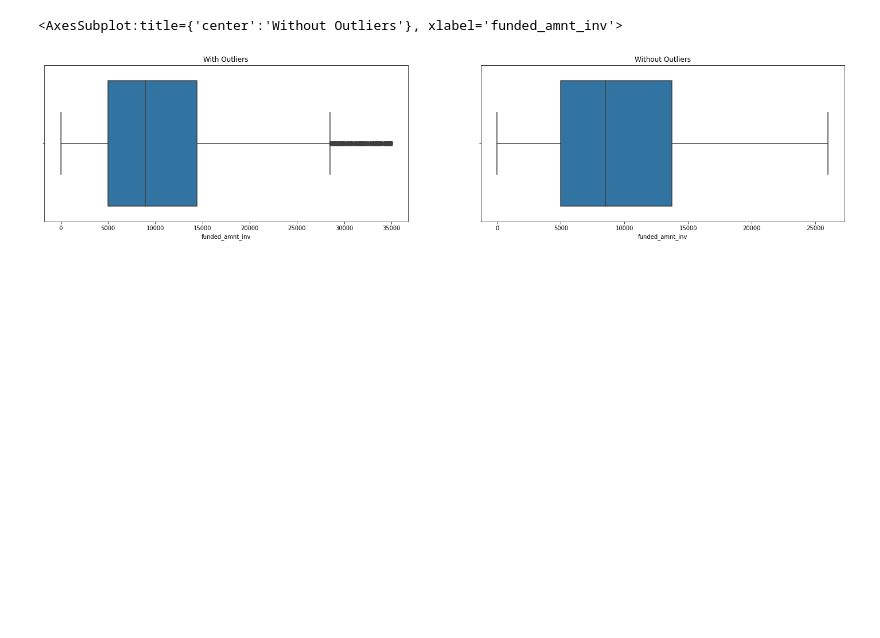
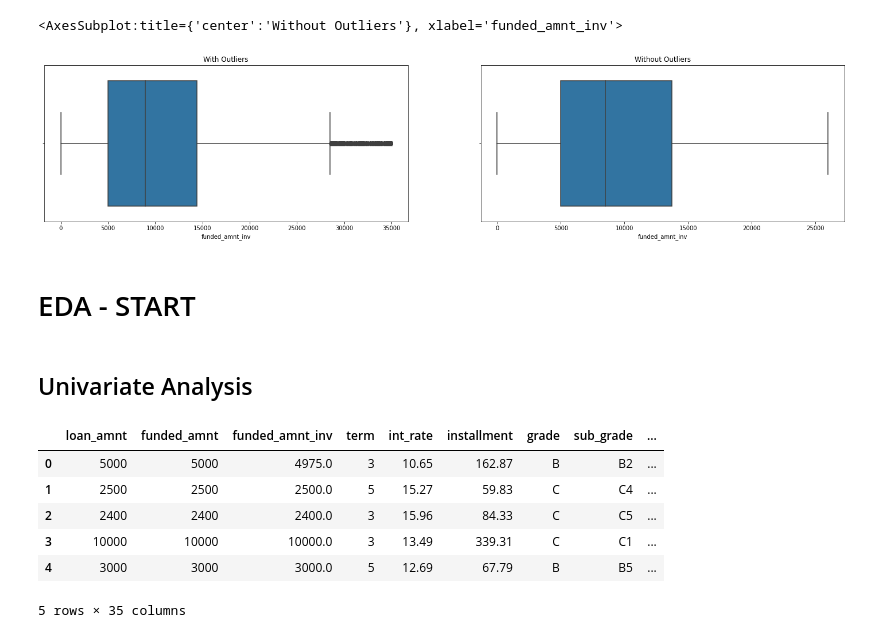
Before and after one commit to vulchinithin/LendingClubCaseStudy, a Jupyter notebook: data_cleaning.ipynb, the cells around one changed output. Drawn from its saved outputs; the diff is of its cells as text; code cells hidden in the pictures; blank space fills up the shorter version.

```diff
--- a/data_cleaning.ipynb
+++ b/data_cleaning.ipynb
@@ -357,3 +316,7 @@ sns.boxplot(df[df.funded_amnt_inv<26000].funded_amnt_inv,ax=axes[1])
 # %% [output]
 <AxesSubplot:title={'center':'Without Outliers'}, xlabel='funded_amnt_inv'>
 [figure]
+# %% [markdown]
+# EDA - START
+# %% [markdown]
+## Univariate Analysis
@@ -359,0 +326,10 @@ sns.boxplot(df[df.funded_amnt_inv<26000].funded_amnt_inv,ax=axes[1])
+# %%
+df.head()
+# %% [output]
+|  | loan_amnt | funded_amnt | funded_amnt_inv | term | int_rate | installment | grade | sub_grade | ... |
+| 0 | 5000 | 5000 | 4975.0 | 3 | 10.65 | 162.87 | B | B2 | ... |
+| 1 | 2500 | 2500 | 2500.0 | 5 | 15.27 | 59.83 | C | C4 | ... |
+| 2 | 2400 | 2400 | 2400.0 | 3 | 15.96 | 84.33 | C | C5 | ... |
+| 3 | 10000 | 10000 | 10000.0 | 3 | 13.49 | 339.31 | C | C1 | ... |
+| 4 | 3000 | 3000 | 3000.0 | 5 | 12.69 | 67.79 | B | B5 | ... |
+5 rows × 35 columns
```
Also changed, not shown: parts of 22 cells of this notebook.
